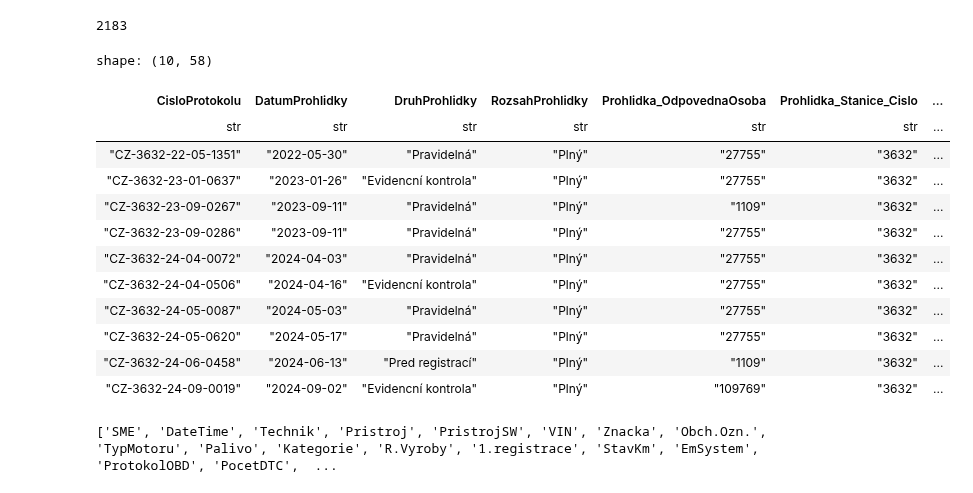
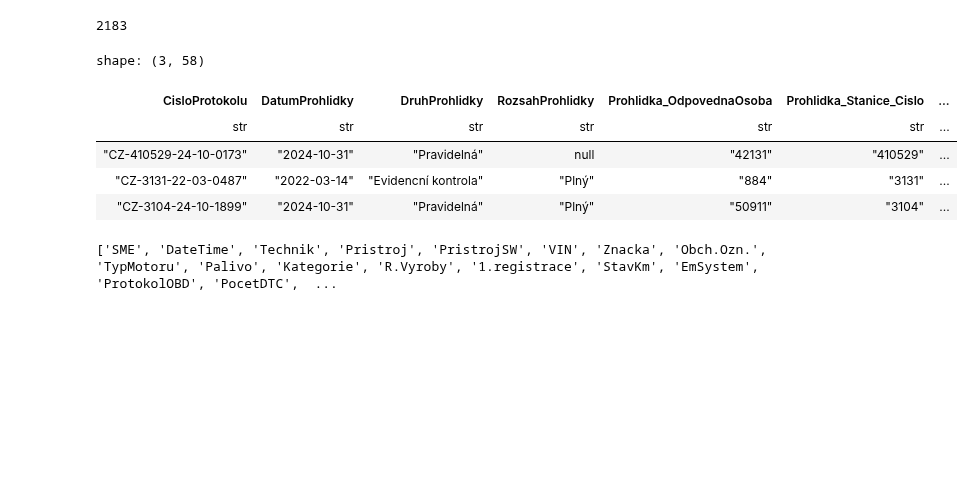
Before and after one commit to opendatalabcz/emissions-data-analysis-cz, a Jupyter notebook: kod/helper.ipynb, the cells around one changed output. Drawn from its saved outputs; the diff is of its cells as text; code cells hidden in the pictures; blank space fills up the shorter version.

```diff
--- a/kod/helper.ipynb
+++ b/kod/helper.ipynb
@@ -108,46 +108,38 @@ prohlidky_schema = {
     "Tsk_Ukonceni": pl.String,
     "Tsk_OdpovednaOsoba": pl.String,
 
     # --- Vysledek (Result) Fields ---
     "Vysledek_Odometr": pl.String, # Odometer readings often stored as strings/integers
     "Vysledek_Poznamka": pl.String,
     "Vysledek_DatumPristiProhlidky": pl.String, # Date stored as string
     "Vysledek_NalepkaVylepena": pl.String,
     "Vysledek_Celkovy": pl.String,
 }
 
 # 2. Start a lazy query plan, enforcing the schema
 lazy_df = pl.scan_parquet(
     "data/parquet/prohlidky/*.parquet",
     schema=prohlidky_schema  # Enforce the defined schema
 )
 
 # 3. Apply filters/transformations (Your query logic)
 result_query = (
     lazy_df
-    .filter(pl.col("Prohlidka_Stanice_Obec") == "Hlinsko")
-    .filter(pl.col('Vozidlo_Znacka') == 'TESLA')
+    .filter(pl.col("Vozidlo_Vin") == "TMBCG7NE5K0113967")
     .sort('Technicka_Zahajeni')
     .limit(1000)
 )
 
 # 4. Execute the query
 final_result = result_query.collect()
 display(final_result[-10:])
 # %% [output]
-shape: (10, 58)
+shape: (3, 58)
 | CisloProtokolu | DatumProhlidky | DruhProhlidky | RozsahProhlidky | Prohlidka_OdpovednaOsoba | Prohlidka_Stanice_Cislo | ... |
 | str | str | str | str | str | str | ... |
-| "CZ-3632-22-05-1351" | "2022-05-30" | "Pravidelná" | "Plný" | "27755" | "3632" | ... |
-| "CZ-3632-23-01-0637" | "2023-01-26" | "Evidencní kontrola" | "Plný" | "27755" | "3632" | ... |
-| "CZ-3632-23-09-0267" | "2023-09-11" | "Pravidelná" | "Plný" | "1109" | "3632" | ... |
-| "CZ-3632-23-09-0286" | "2023-09-11" | "Pravidelná" | "Plný" | "27755" | "3632" | ... |
-| "CZ-3632-24-04-0072" | "2024-04-03" | "Pravidelná" | "Plný" | "27755" | "3632" | ... |
-| "CZ-3632-24-04-0506" | "2024-04-16" | "Evidencní kontrola" | "Plný" | "27755" | "3632" | ... |
-| "CZ-3632-24-05-0087" | "2024-05-03" | "Pravidelná" | "Plný" | "27755" | "3632" | ... |
-| "CZ-3632-24-05-0620" | "2024-05-17" | "Pravidelná" | "Plný" | "27755" | "3632" | ... |
-| "CZ-3632-24-06-0458" | "2024-06-13" | "Pred registrací" | "Plný" | "1109" | "3632" | ... |
-| "CZ-3632-24-09-0019" | "2024-09-02" | "Evidencní kontrola" | "Plný" | "109769" | "3632" | ... |
+| "CZ-410529-24-10-0173" | "2024-10-31" | "Pravidelná" | null | "42131" | "410529" | ... |
+| "CZ-3131-22-03-0487" | "2022-03-14" | "Evidencní kontrola" | "Plný" | "884" | "3131" | ... |
+| "CZ-3104-24-10-1899" | "2024-10-31" | "Pravidelná" | "Plný" | "50911" | "3104" | ... |
 # %%
 mereni_2020_path = Path('../zdroje/ANALYZA DAT MERENI SME z ISTP/2020/sme')
 csv_files = []
```
Also changed, not shown: 2 other files.
